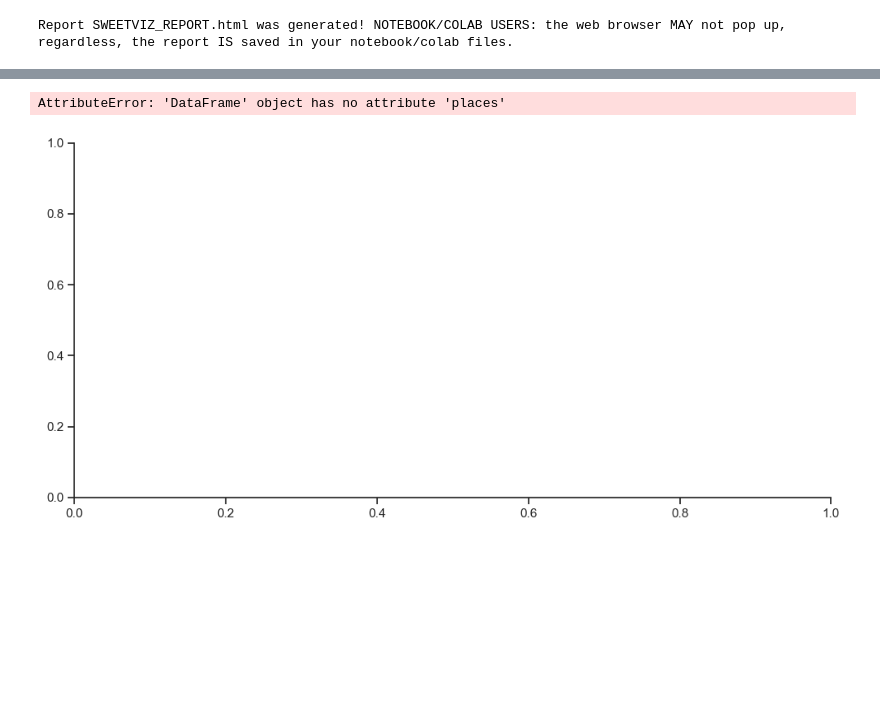
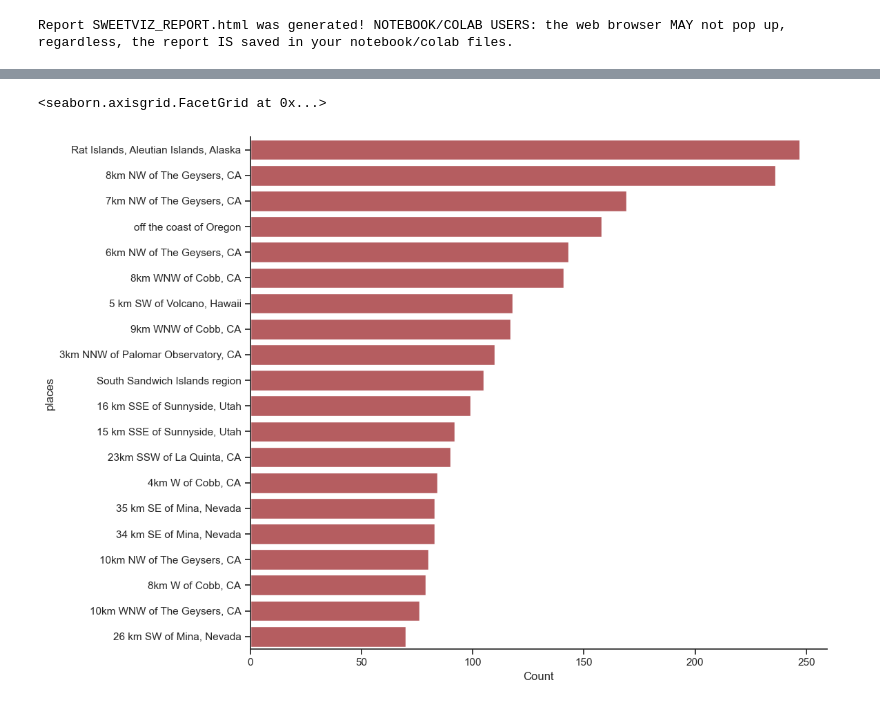
Before and after one commit to rromang/earthquake_modeling, a Jupyter notebook: noteboooks/data_exploration.ipynb, the cells around one changed output, grey strips where cells are left out. Cells and saved outputs as stored; diff of their text form; code cells hidden in the pictures; blank space fills up the shorter version.

```diff
--- a/noteboooks/data_exploration.ipynb
+++ b/noteboooks/data_exploration.ipynb
@@ -303,20 +303,7 @@ places_cnt
-# %%
-
-sns.set_theme(style="ticks")
-
-# diamonds = sns.load_dataset("diamonds")
-
-f, axs = plt.subplots(figsize=(10, 5))
-sns.despine(f)
-
-sns.countplot(
-    places_cnt.places,
-    x='counts',
-    palette="light:m_r",
-    edgecolor=".3",
-    linewidth=.5,
-    log_scale=False
-)
-# %% [output]
-AttributeError: 'DataFrame' object has no attribute 'places'
-[figure, removed]
+# %%
+# from matplotlib import rcParams
+# rcParams['figure.figsize'] = 11.7,8.27
+sns.catplot(y="places", x='Count',data=places_cnt[0:20], kind='bar', color="r", height=8.27, aspect=11.7/8.27)
+# %% [output]
+<seaborn.axisgrid.FacetGrid at 0x...>
+[figure, added]
```
Also changed, not shown: parts of 5 cells of this notebook, 1 other file.
